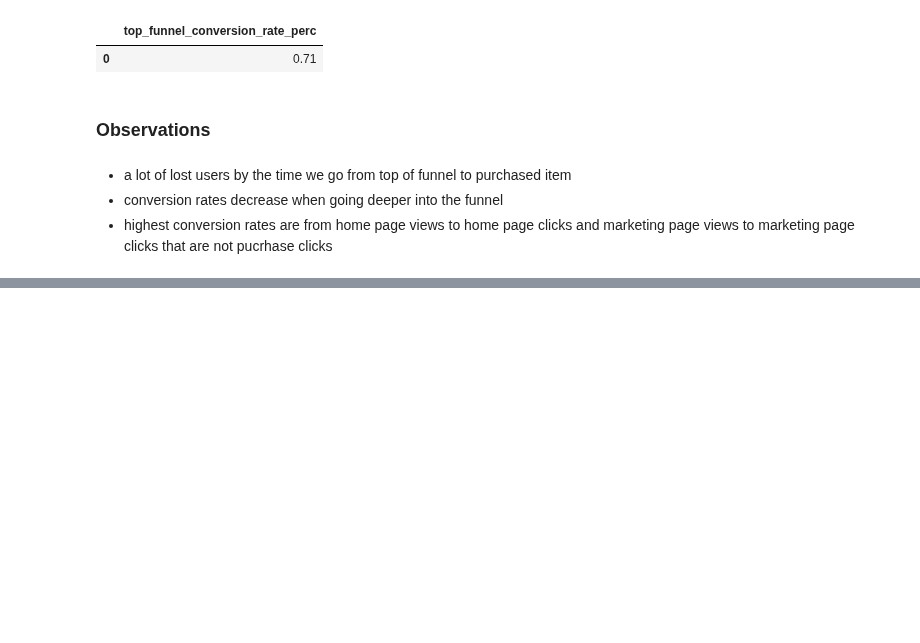
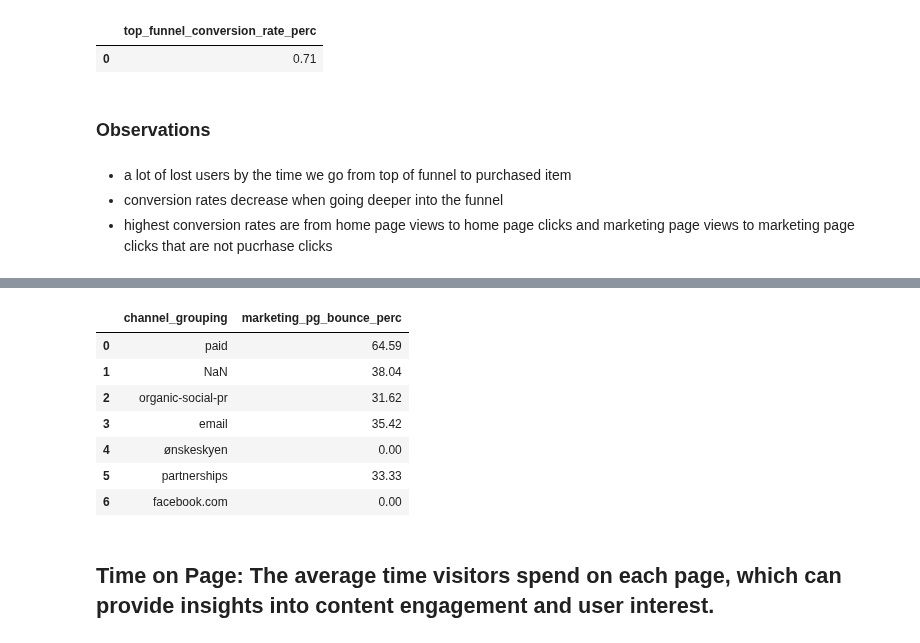
Before and after one commit to mindyng/2023-Business-Projects, a Jupyter notebook: masterclass-user-behavior-analysis-v2.ipynb, the cells around one changed output, grey strips where cells are left out. Cells and saved outputs as stored; diff of their text form; code cells hidden in the pictures; blank space fills up the shorter version.

Commit message:
Kaggle Notebook | Masterclass User Behavior Analysis v2 | Version 8

```diff
--- a/masterclass-user-behavior-analysis-v2.ipynb
+++ b/masterclass-user-behavior-analysis-v2.ipynb
@@ -1311,0 +1457,57 @@ duckdb.query(query).df()
+# %%
+# by channel group
+
+query = """
+with pg_home as (
+select anonymous_id
+, channel_grouping
+from pages
+where name = 'Home'
+qualify row_number() over (partition by anonymous_id order by received_at) = 1
+)
+
+, pg_mark as (
+select anonymous_id
+, channel_grouping
+from pages
+where name = 'Course Marketing'
+qualify row_number() over (partition by anonymous_id order by received_at) = 1
+)
+
+, h_click as (
+select anonymous_id
+from homepage_click
+qualify row_number() over (partition by anonymous_id order by received_at) = 1
+)
+
+, m1_click as (
+select anonymous_id
+from course_marketing_click
+qualify row_number() over (partition by anonymous_id order by received_at) = 1
+)
+
+, m2_click as (
+select anonymous_id
+from purchase_click
+qualify row_number() over (partition by anonymous_id order by received_at) = 1
+)
+
+select channel_grouping
+, round(SUM(case when m1_click.anonymous_id IS NULL and m2_click.anonymous_id IS NULL THEN 1 ELSE 0 END)/count(*) * 100, 2) as marketing_pg_bounce_perc
+from pg_mark
+left join m1_click
+on pg_mark.anonymous_id = m1_click.anonymous_id
+left join m2_click
+on pg_mark.anonymous_id = m2_click.anonymous_id
+group by 1
+"""
+duckdb.query(query).df()
+# %% [output]
+|  | channel_grouping | marketing_pg_bounce_perc |
+| 0 | paid | 64.59 |
+| 1 | NaN | 38.04 |
+| 2 | organic-social-pr | 31.62 |
+| 3 | email | 35.42 |
+| 4 | ønskeskyen | 0.00 |
+| 5 | partnerships | 33.33 |
+| 6 | facebook.com | 0.00 |
@@ -1311,0 +1518,2 @@ duckdb.query(query).df()
+# %% [markdown]
+## Time on Page: The average time visitors spend on each page, which can provide insights into content engagement and user interest.
```
Also changed, not shown: parts of 9 cells of this notebook.
